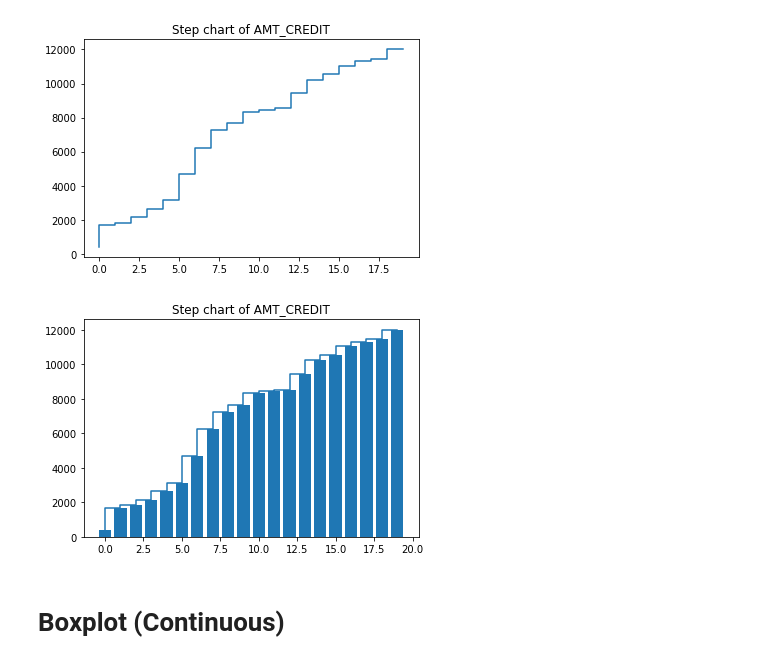
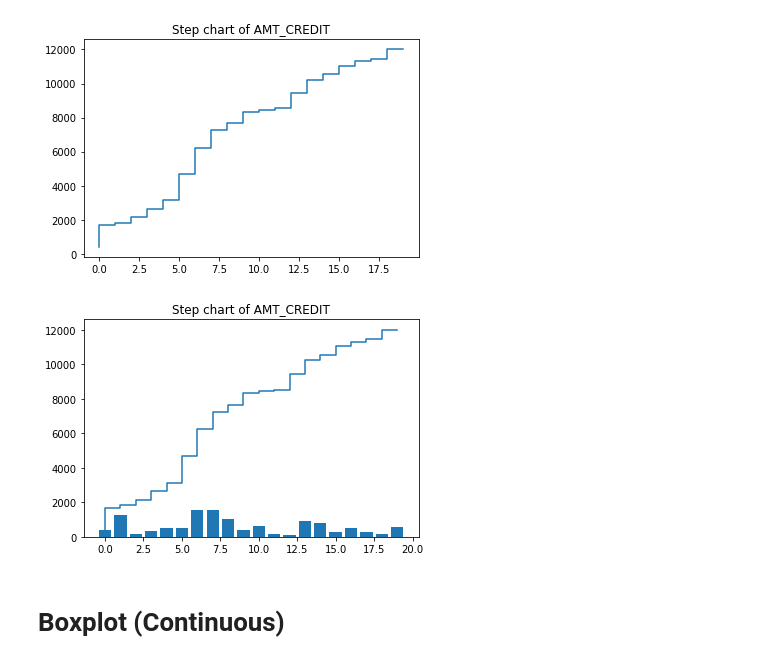
Before and after one commit to ongxuanhong/data-science-mini-course, a Jupyter notebook: 03_visualization/07_basic_charts.ipynb, the cells around one changed output. Cells and saved outputs as stored; diff of their text form; code cells hidden in the pictures.

Commit message:
Update step charts

```diff
--- a/03_visualization/07_basic_charts.ipynb
+++ b/03_visualization/07_basic_charts.ipynb
@@ -157,12 +157,12 @@ plt.show()
 # %%
 # step chart + bar
 fig, ax = plt.subplots()
 ax.step(cum_idx, cum_vals)
-ax.bar(cum_idx, cum_vals)
+ax.bar(pdf00.index.tolist(), pdf00.values.tolist())
 ax.set_title("Step chart of AMT_CREDIT")
 plt.show()
 # %% [output]
-[figure, old version]
+[figure, new version]
 # %% [markdown]
 # Boxplot (Continuous)
 # %%
```
Also changed, not shown: parts of 1 cell of this notebook.
